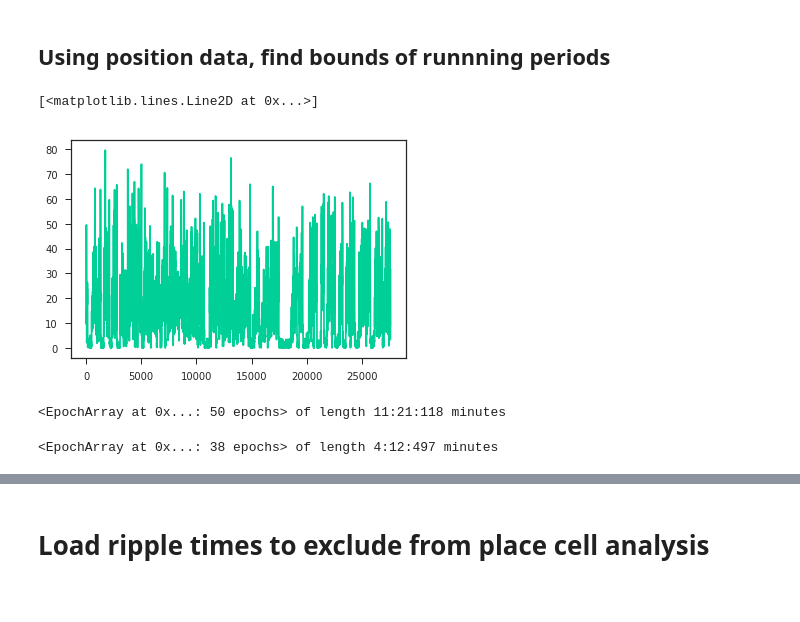
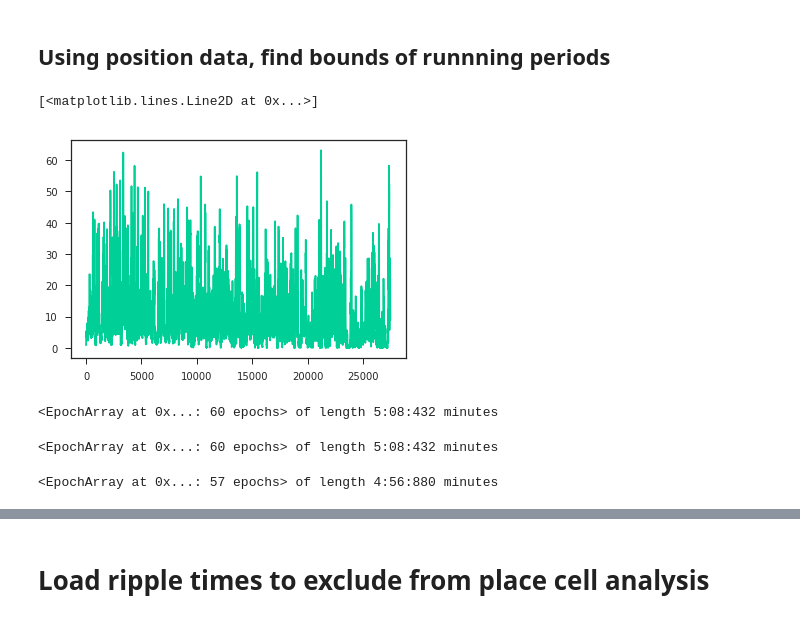
Before and after one commit to justindshin/WMazeExploratoryHMM, a Jupyter notebook: JustinWMazeHMM.ipynb, the cells around one changed output, grey strips where cells are left out. Drawn from its saved outputs; the diff is of its cells as text; code cells hidden in the pictures.

```diff
--- a/JustinWMazeHMM.ipynb
+++ b/JustinWMazeHMM.ipynb
@@ -79,6 +77,18 @@ data, spiketimes, timeranges = load_spike(mat)
+# %%
+#Gets rid of entries in data that have no data
+spikes = []
+for dat in spikedata:
+    spikedata_cell = dat
+    if  len(spikedata_cell) > 3:
+        spikes.append({})
+        spikes[-1] = spikedata_cell
+        del spikedata_cell
+    else:
+        del spikedata_cell
+        continue
 # %% [markdown]
 # Make an Epoch Array of the session data
 # %%
-session_bounds = nel.EpochArray(timeranges[(0,0)])
+session_bounds = nel.EpochArray(timeranges[(3,0)])
 print(session_bounds)
 # %% [output]
@@ -103,13 +227,2 @@ with npl.FigureManager(show=True, figsize=(30,4)) as (fig, ax):
 # %% [markdown]
 # Load cell identities
-# %%
-mat = scipy.io.loadmat(datadir + 'JS15hpidx.mat',
-                       struct_as_record=False, squeeze_me=True)
-hpidx = mat['hpidx']
-
-mat = scipy.io.loadmat(datadir + 'JS15ctxidx.mat',
-                       struct_as_record=False, squeeze_me=True)
-ctxidx = mat['ctxidx']
-
-print(len(hpidx), " hippocampal pyramidals")
-print(len(ctxidx), " PFC neurons")
@@ -123,7 +233,7 @@ hp_pyrs = [list(spiketimes.keys()).index(tup) for tup in map(tuple,hpidx-1)]
 # %% [markdown]
 # Load position data and start munging it!
 # %%
-mat = scipy.io.loadmat(datadir + 'JS15pos01.mat',
+mat = scipy.io.loadmat(datadir + 'KL8pos01.mat',
                        struct_as_record=False, squeeze_me=True)
 # %%
 def load_pos(mat) :
@@ -218,24 +328,31 @@ speed2d = nel.utils.ddt_asa(runpos, smooth=True, sigma=sigma_100ms, norm=True) #
 # %%
 run_epochs = nel.utils.get_run_epochs(speed2d.smooth(sigma=0.5), v1=20,v2=10) # original choice
 # %%
-plt.plot(speed2d[session_bounds[0]].ydata.T)
+plt.plot(speed2d[session_bounds[1]].ydata.T)
 # %% [output]
 [<matplotlib.lines.Line2D at 0x...>]
-[figure, old version]
+[figure, new version]
 # %%
-sess0_run = session_bounds[0].intersect(run_epochs)
+sess0_run = session_bounds[1].intersect(run_epochs)
 print(sess0_run)
-pos0 = pos[session_bounds[0]]
+pos0 = pos[session_bounds[1]]
 runpos0 = pos[sess0_run]
 # %% [output]
-<EpochArray at 0x...: 50 epochs> of length 11:21:118 minutes
+<EpochArray at 0x...: 60 epochs> of length 5:08:432 minutes
+# %%
+sess0_run = session_bounds[1].intersect(run_epochs)
+print(sess0_run)
+pos0 = pos[session_bounds[1]]
+runpos0 = pos[sess0_run]
+# %% [output]
+<EpochArray at 0x...: 60 epochs> of length 5:08:432 minutes
 # %%
-sess7_run = session_bounds[7].intersect(run_epochs)
+sess7_run = session_bounds[15].intersect(run_epochs)
 print(sess7_run)
-pos7 = pos[session_bounds[7]]
+pos7 = pos[session_bounds[15]]
 runpos7 = pos[sess7_run]
 # %% [output]
-<EpochArray at 0x...: 38 epochs> of length 4:12:497 minutes
+<EpochArray at 0x...: 57 epochs> of length 4:56:880 minutes
 # %%
 #with npl.FigureManager(show=True, figsize=(64,3)) as (fig, ax):
 with npl.FigureManager(show=True, figsize=(12,3)) as (fig, ax):
```
Also changed, not shown: parts of 63 cells of this notebook, 1 other file.
